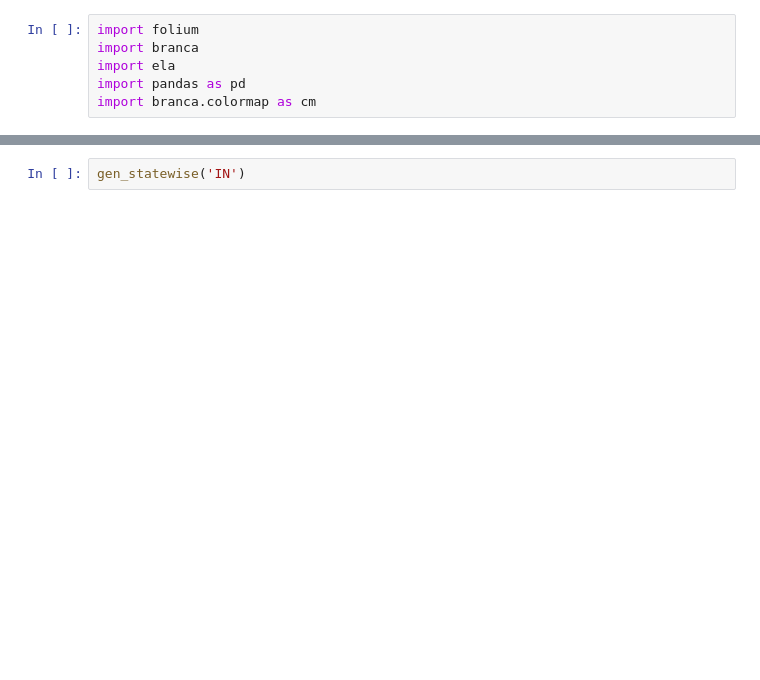
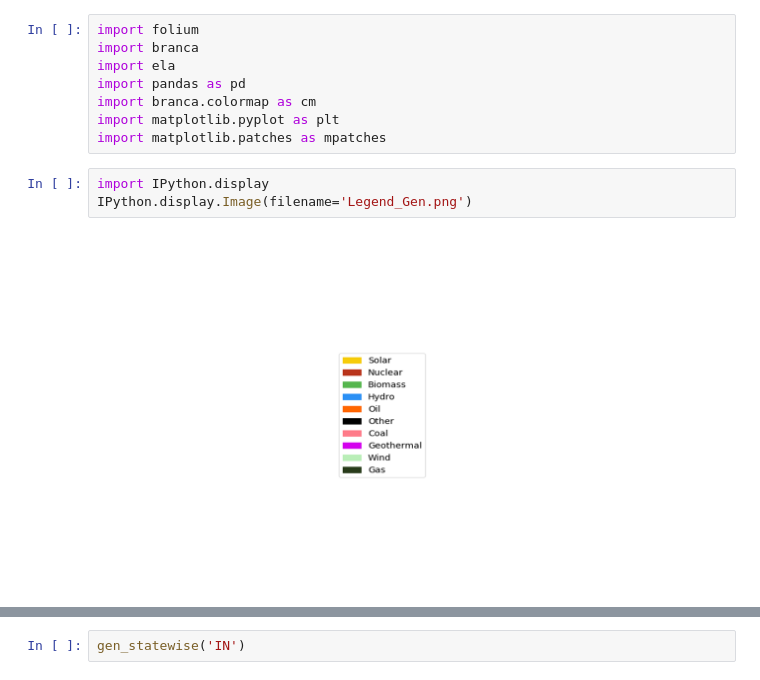
Before and after one commit to DIRECT-Energy-Storage/ELA, a Jupyter notebook: folium .ipynb, the cells around one changed output, grey strips where cells are left out. Drawn from its saved outputs; the diff is of its cells as text; blank space fills up the shorter version.

Commit message:
added legend

```diff
--- a/folium .ipynb
+++ b/folium .ipynb
@@ -4,3 +4,10 @@ import branca
 import ela
 import pandas as pd
 import branca.colormap as cm
+import matplotlib.pyplot as plt
+import matplotlib.patches as mpatches
+# %%
+import IPython.display
+IPython.display.Image(filename='Legend_Gen.png')
+# %% [output]
+[figure, added]
```
Also changed, not shown: parts of 5 cells of this notebook.
